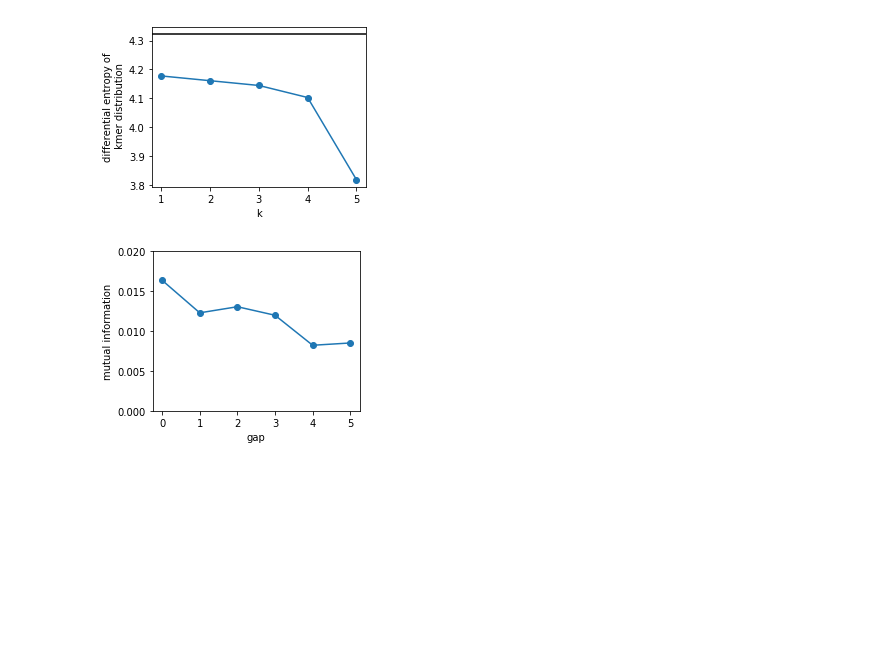
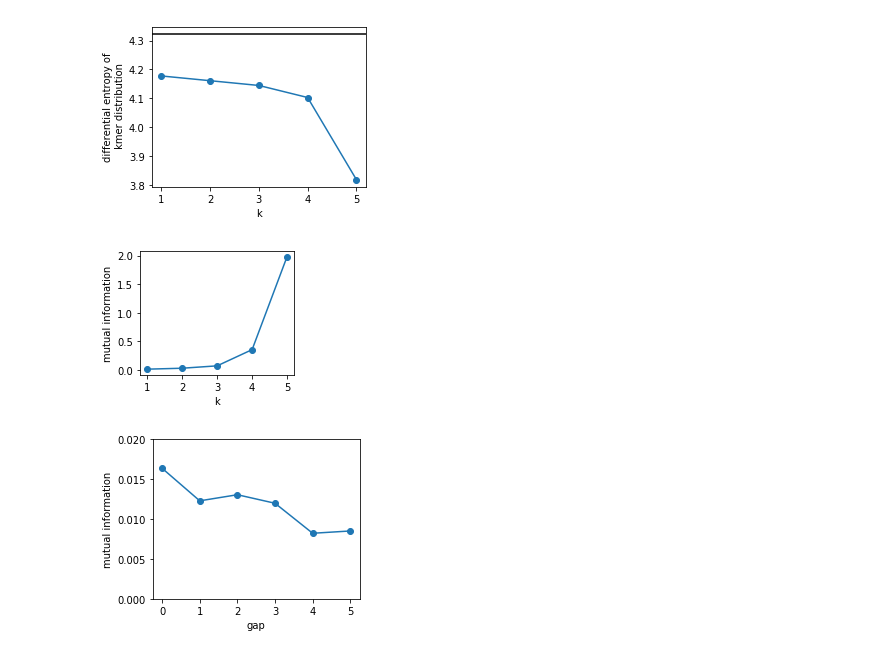
Before and after one commit to andim/peptidome, a Jupyter notebook: code/analysis.ipynb, the cells around one changed output. Cells and saved outputs as stored; diff of their text form; code cells hidden in the pictures; blank space fills up the shorter version.

```diff
--- a/code/analysis.ipynb
+++ b/code/analysis.ipynb
@@ -9,19 +9,6 @@ import matplotlib.pyplot as plt
 % matplotlib inline
 
 from lib import *
-# %%
-human = '/home/amayer/data/proteomes/uniprot-homosapiens-up000005640.fasta'
-mouse = '/home/amayer/data/proteomes/uniprot-musmusculus-up000000589.fasta'
-malaria = '/home/amayer/data/proteomes/uniprot-PlasmodiumFalciparum-up000001450.fasta'
-influenzaB = '/home/amayer/data/proteomes/uniprot-influenzaB-UP000127412.fasta'
-cmv = '/home/amayer/data/proteomes/uniprot-cmv-UP000008991.fasta'
-hcv = '/home/amayer/data/proteomes/uniprot-HCV-UP000000518.fasta'
-denv = '/home/amayer/data/proteomes/uniprot-DENV-UP000002500.fasta'
-tuberculosis = '/home/amayer/data/proteomes/uniprot-mycobacteriumtuberculosis-UP000001584.fasta'
-listeria = '/home/amayer/data/proteomes/uniprot-listeriamonocytogenes-UP000000817.fasta'
-hiv = '/home/amayer/data/proteomes/uniprot-HIV1-UP000002241.fasta'
-ebv = '/home/amayer/data/proteomes/uniprot-EBV-UP000153037.fasta'
-pseudoburk = '/home/amayer/data/proteomes/uniprot-burkholderiapseudomallei-UP000000605.fasta'
 # %% [markdown]
 # Protein length distribution
 # %%
@@ -71,6 +58,18 @@ fig.savefig('plots/diffentropy.png', dpi=300)
 # %% [output]
 4.321928094887363 [4.16129306 4.14486763 4.1032921  3.82017209 2.19526829]
 [figure]
+# %%
+fig = plt.figure(figsize=(3, 2.5))
+plt.plot(np.arange(1, len(counters)-1)[:], (entropies[0]-np.diff(entropies))[:], 'o-')
+#plt.ylim(4.0, 4.35)
+#plt.axhline(np.log2(20), c='k')
+#plt.yscale('log')
+plt.xlabel('k')
+plt.ylabel('mutual information');
+fig.tight_layout()
+fig.savefig('plots/kmermutualinformation.png', dpi=300)
+# %% [output]
+[figure, added]
 # %%
 gaps = np.arange(0, 6, 1)
 entropiesgaps = np.array([entropy(normalize(count_kmers_proteome(human, 2, gap=gap)), base=2) for gap in gaps])
```
Also changed, not shown: 1 other file.
